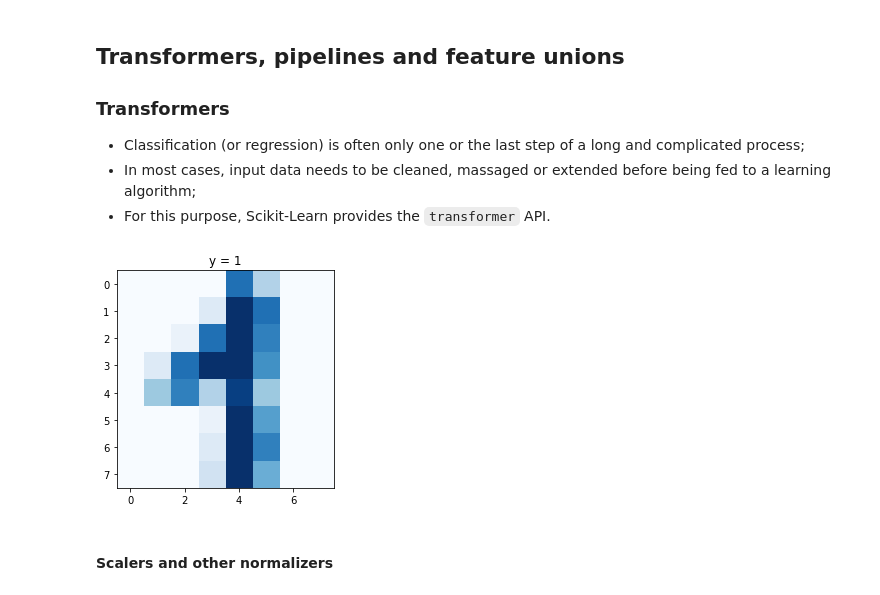
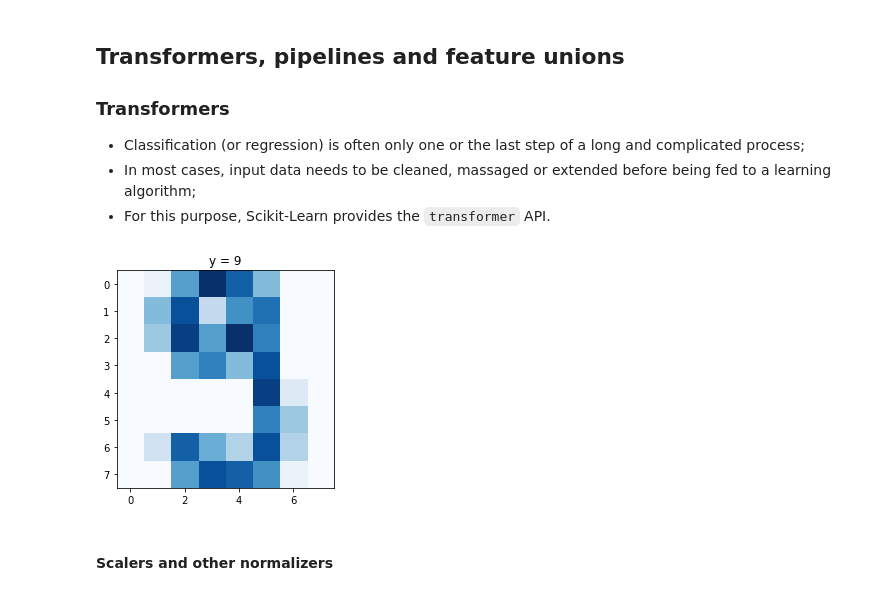
Before and after one commit to ubdsgroup/eas503-ub, a Jupyter notebook: notebooks/scikit-learn.ipynb, the cells around one changed output. Cells and saved outputs as stored; diff of their text form; code cells hidden in the pictures.

```diff
--- a/notebooks/scikit-learn.ipynb
+++ b/notebooks/scikit-learn.ipynb
@@ -361,18 +365,18 @@ Best score = 0.131000, Best parameters = {'n_neighbors': 34}
 # %%
 # Load digits data
 from sklearn.datasets import load_digits
 from sklearn.model_selection import train_test_split
 digits = load_digits()
 X, y = digits.data, digits.target
 X_train, X_test, y_train, y_test = train_test_split(X, y, random_state=0)
 
 # Plot
-sample_id = 42
+sample_id = 39
 plt.imshow(X[sample_id].reshape((8, 8)), interpolation="nearest", cmap=plt.cm.Blues)
 plt.title("y = %d" % y[sample_id])
 plt.show()
 # %% [output]
-[figure, old version]
+[figure, new version]
 # %% [markdown]
 #### Scalers and other normalizers
 # %%
```
Also changed, not shown: parts of 22 cells of this notebook, 1 other file.
